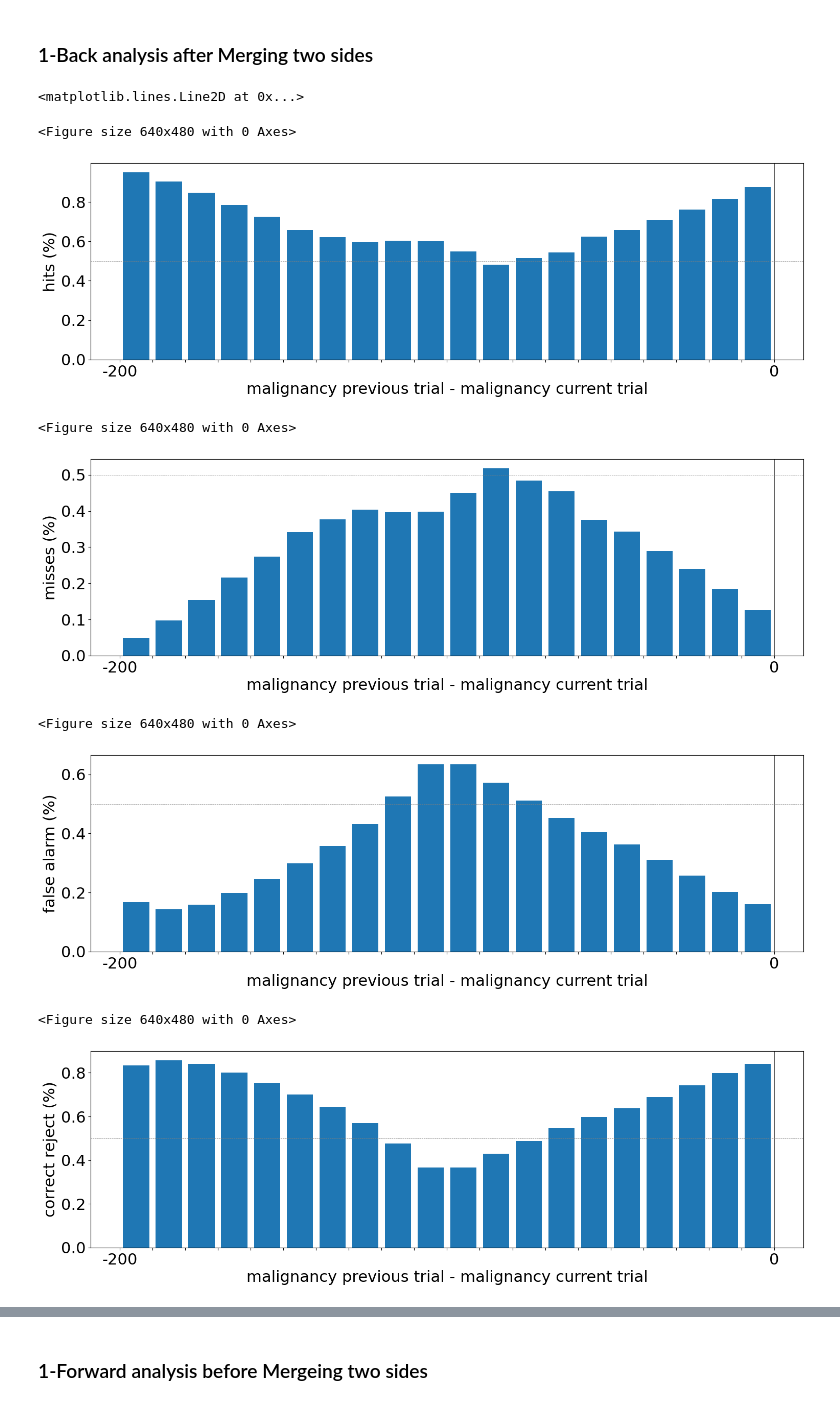
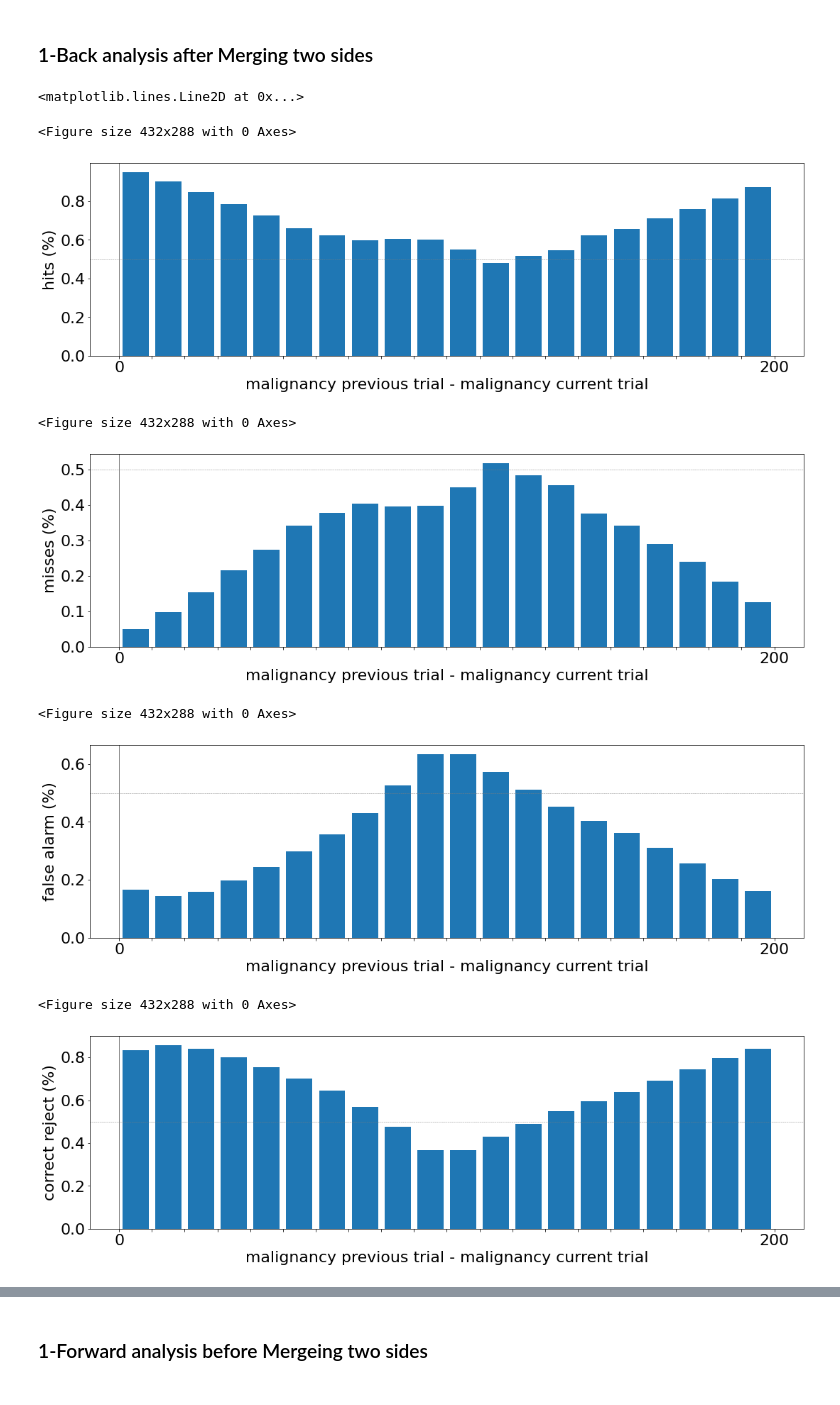
Before and after one commit to WhitneyLab/Serial_Dependence_Analysis_Base, a Jupyter notebook: analysis_app_data/feature_tuning_malignancy.ipynb, the cells around one changed output, grey strips where cells are left out. Cells and saved outputs as stored; diff of their text form; code cells hidden in the pictures.

```diff
--- a/analysis_app_data/feature_tuning_malignancy.ipynb
+++ b/analysis_app_data/feature_tuning_malignancy.ipynb
@@ -104,13 +104,13 @@ x = data_per_bin.index[:20]
 y_pos = np.arange(len(x)) + 0.5
 plt.figure(figsize=(18, 5))
 x_labels = ['']*(len(x)+1)
-x_labels[0] = -200
-x_labels[20] = 0
+x_labels[0] = 0
+x_labels[20] = 200
 plt.xticks(np.arange(len(x)+1),x_labels)
 plt.bar(y_pos, y)
 plt.ylabel('hits (%)')
 plt.xlabel('malignancy previous trial - malignancy current trial')
-plt.axvline(x=20,linewidth=0.5, color='black')
+plt.axvline(x=0,linewidth=0.5, color='black')
 plt.axhline(y=0.5,linewidth=0.5, color='grey', linestyle='--')
 
 # PLOT 2: miss
@@ -120,13 +120,13 @@ x = data_per_bin.index[:20]
 y_pos = np.arange(len(x)) + 0.5
 plt.figure(figsize=(18, 5))
 x_labels = ['']*(len(x)+1)
-x_labels[0] = -200
-x_labels[20] = 0
+x_labels[0] = 0
+x_labels[20] = 200
 plt.xticks(np.arange(len(x)+1),x_labels)
 plt.bar(y_pos, y)
 plt.ylabel('misses (%)')
 plt.xlabel('malignancy previous trial - malignancy current trial')
-plt.axvline(x=20,linewidth=0.5, color='black')
+plt.axvline(x=0,linewidth=0.5, color='black')
 plt.axhline(y=0.5,linewidth=0.5, color='grey', linestyle='--')
 
 # PLOT 3: false alarm
@@ -136,13 +136,13 @@ x = data_per_bin.index[:20]
 y_pos = np.arange(len(x)) + 0.5
 plt.figure(figsize=(18, 5))
 x_labels = ['']*(len(x)+1)
-x_labels[0] = -200
-x_labels[20] = 0
+x_labels[0] = 0
+x_labels[20] = 200
 plt.xticks(np.arange(len(x)+1),x_labels)
 plt.bar(y_pos, y)
 plt.ylabel('false alarm (%)')
 plt.xlabel('malignancy previous trial - malignancy current trial')
-plt.axvline(x=20,linewidth=0.5, color='black')
+plt.axvline(x=0,linewidth=0.5, color='black')
 plt.axhline(y=0.5,linewidth=0.5, color='grey', linestyle='--')
 
 # PLOT 4: correct reject
@@ -152,13 +152,13 @@ x = data_per_bin.index[:20]
 y_pos = np.arange(len(x)) + 0.5
 plt.figure(figsize=(18, 5))
 x_labels = ['']*(len(x)+1)
-x_labels[0] = -200
-x_labels[20] = 0
+x_labels[0] = 0
+x_labels[20] = 200
 plt.xticks(np.arange(len(x)+1),x_labels)
 plt.bar(y_pos, y)
 plt.ylabel('correct reject (%)')
 plt.xlabel('malignancy previous trial - malignancy current trial')
-plt.axvline(x=20,linewidth=0.5, color='black')
+plt.axvline(x=0,linewidth=0.5, color='black')
 plt.axhline(y=0.5,linewidth=0.5, color='grey', linestyle='--')
 
 # PLOT 5: d'
@@ -169,13 +169,13 @@ x = data_per_bin.index[:20]
 y_pos = np.arange(len(x)) + 0.5
 plt.figure(figsize=(18, 5))
 x_labels = ['']*(len(x)+1)
-x_labels[0] = -200
-x_labels[20] = 0
+x_labels[0] = 0
+x_labels[20] = 200
 plt.xticks(np.arange(len(x)+1),x_labels)
 plt.bar(y_pos, y_1back_d)
 plt.ylabel('d prime')
 plt.xlabel('malignancy previous trial - malignancy current trial')
-plt.axvline(x=20,linewidth=0.5, color='black')
+plt.axvline(x=0,linewidth=0.5, color='black')
 plt.axhline(y=0.5,linewidth=0.5, color='grey', linestyle='--')
 
 # PLOT 6: C
@@ -186,13 +186,13 @@ x = data_per_bin.index[:20]
 y_pos = np.arange(len(x)) + 0.5
 plt.figure(figsize=(18, 5))
 x_labels = ['']*(len(x)+1)
-x_labels[0] = -200
-x_labels[20] = 0
+x_labels[0] = 0
+x_labels[20] = 200
 plt.xticks(np.arange(len(x)+1),x_labels)
 plt.bar(y_pos, y_1back_c)
 plt.ylabel('C')
 plt.xlabel('malignancy previous trial - malignancy current trial')
-plt.axvline(x=20,linewidth=0.5, color='black')
+plt.axvline(x=0,linewidth=0.5, color='black')
 plt.axhline(y=0.5,linewidth=0.5, color='grey', linestyle='--')
 
 # PLOT 7: sensitivity
@@ -202,53 +202,53 @@ x = data_per_bin.index[:20]
 y_pos = np.arange(len(x)) + 0.5
 plt.figure(figsize=(18, 5))
 x_labels = ['']*(len(x)+1)
-x_labels[0] = -200
-x_labels[20] = 0
+x_labels[0] = 0
+x_labels[20] = 200
 plt.xticks(np.arange(len(x)+1),x_labels)
 plt.bar(y_pos, y_1back_sensitivity)
 plt.ylabel('sensitivity')
 plt.xlabel('malignancy previous trial - malignancy current trial')
-plt.axvline(x=20,linewidth=0.5, color='black')
+plt.axvline(x=0,linewidth=0.5, color='black')
 plt.axhline(y=0.5,linewidth=0.5, color='grey', linestyle='--')
 
 # PLOT 8: specificity
 plt.figure()
 y_1back_specificity = specificity_1back_merge
 x = data_per_bin.index[:20]
 y_pos = np.arange(len(x)) + 0.5
 plt.figure(figsize=(18, 5))
 x_labels = ['']*(len(x)+1)
-x_labels[0] = -200
-x_labels[20] = 0
+x_labels[0] = 0
+x_labels[20] = 200
 plt.xticks(np.arange(len(x)+1),x_labels)
 plt.bar(y_pos, y_1back_specificity)
 plt.ylabel('specificity')
 plt.xlabel('malignancy previous trial - malignancy current trial')
-plt.axvline(x=20,linewidth=0.5, color='black')
+plt.axvline(x=0,linewidth=0.5, color='black')
 plt.axhline(y=0.5,linewidth=0.5, color='grey', linestyle='--')
 
 # PLOT 9: error rate
 plt.figure()
 y_1back_error_rate = error_rate_1back_merge
 x = data_per_bin.index[:20]
 y_pos = np.arange(len(x)) + 0.5
 plt.figure(figsize=(18, 5))
 x_labels = ['']*(len(x)+1)
-x_labels[0] = -200
-x_labels[20] = 0
+x_labels[0] = 0
+x_labels[20] = 200
 plt.xticks(np.arange(len(x)+1),x_labels)
 plt.bar(y_pos, y_1back_error_rate)
 plt.ylabel('error rate')
 plt.xlabel('malignancy previous trial - malignancy current trial')
-plt.axvline(x=20,linewidth=0.5, color='black')
+plt.axvline(x=0,linewidth=0.5, color='black')
 plt.axhline(y=0.5,linewidth=0.5, color='grey', linestyle='--')
 # %% [output]
 <matplotlib.lines.Line2D at 0x...>
-<Figure size 640x480 with 0 Axes>
+<Figure size 432x288 with 0 Axes>
-[figure, old version]
+[figure, new version]
-<Figure size 640x480 with 0 Axes>
+<Figure size 432x288 with 0 Axes>
-[figure, old version]
+[figure, new version]
-<Figure size 640x480 with 0 Axes>
+<Figure size 432x288 with 0 Axes>
-[figure, old version]
+[figure, new version]
-<Figure size 640x480 with 0 Axes>
+<Figure size 432x288 with 0 Axes>
-[figure, old version]
+[figure, new version]
```
Also changed, not shown: parts of 5 cells of this notebook, 2 other files.
